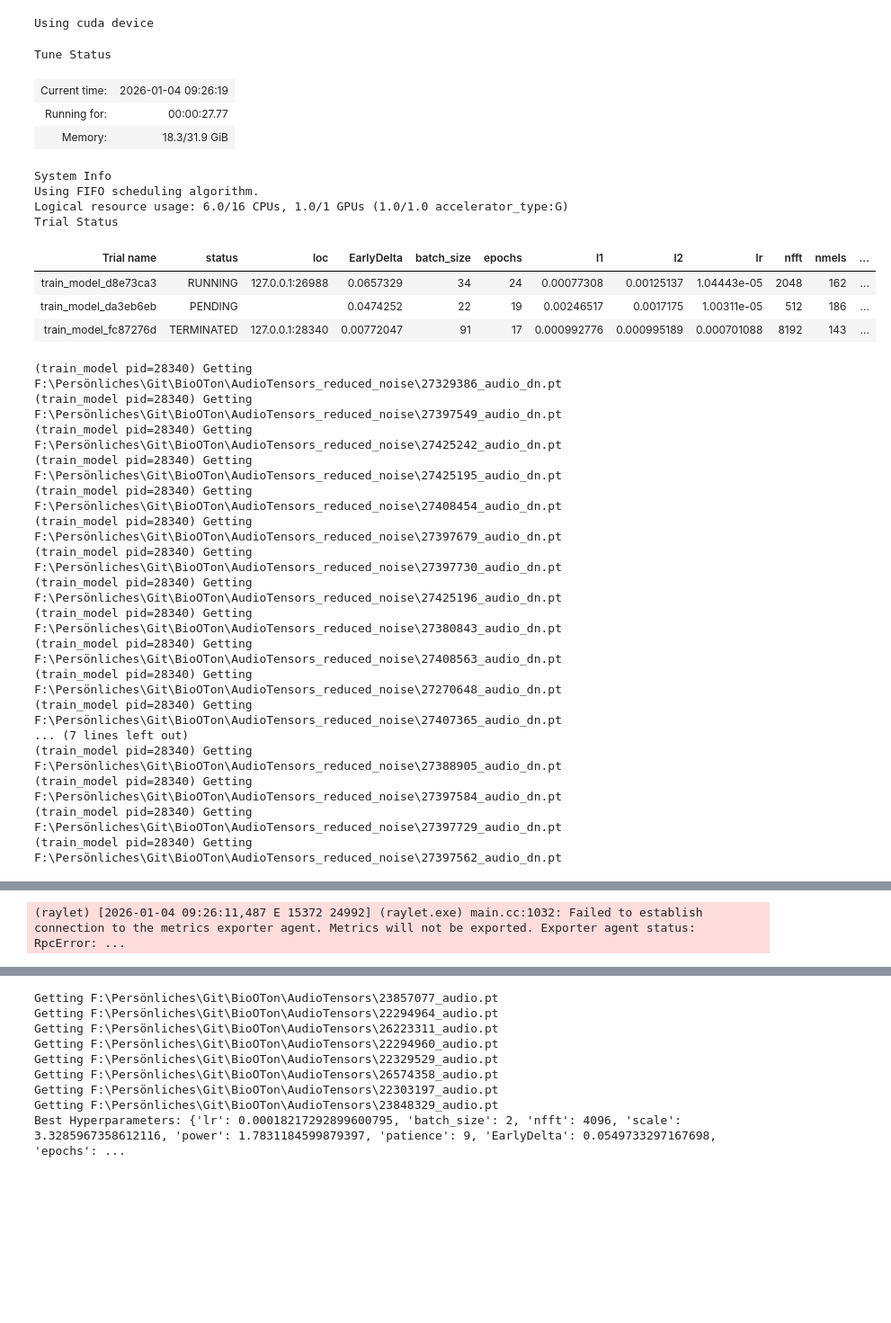
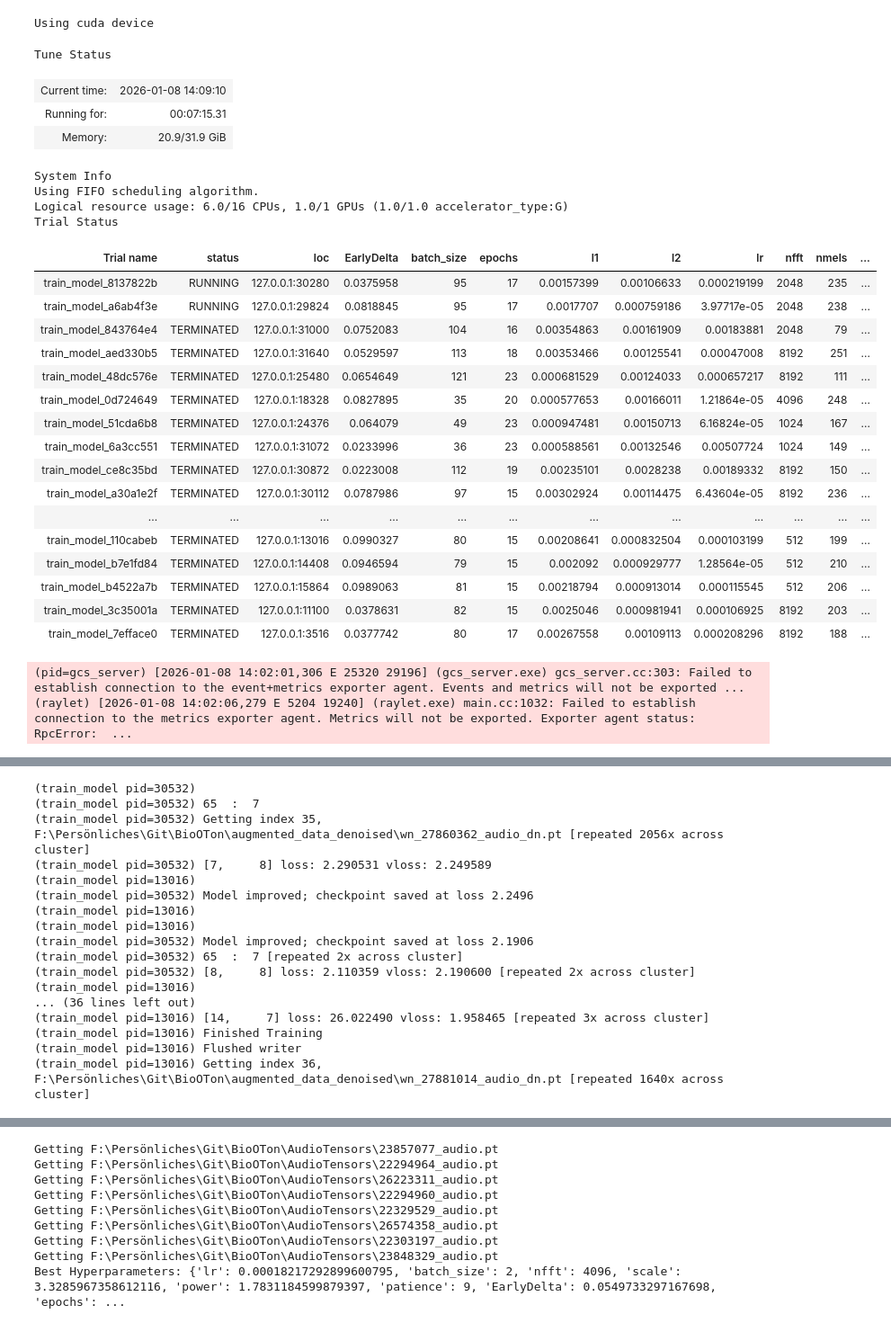
Before and after one commit to mfherrm/BioOTon, a Jupyter notebook: DL_ray_tune.ipynb, the cells around one changed output, grey strips where cells are left out. Shown at 90% size. Saved outputs shown, nothing was run; the diff lists cells and outputs as text; code cells hidden in the pictures; blank space fills up the shorter version.

```diff
--- a/DL_ray_tune.ipynb
+++ b/DL_ray_tune.ipynb
@@ -45,7 +46,8 @@ max_epochs = 25
 # Define hyperparameter search space
 config = {
     "lr": tune.loguniform(1e-5, 1e-2),          # Learning rate between 1e-5 and 1e-2
-    "batch_size": tune.lograndint(16, 128),
+    # "batch_size": tune.lograndint(8, 16), # for small batch testing
+    "batch_size": tune.lograndint(32, 128),
     "nfft" : tune.choice([512, 1024, 2048, 4096, 8192]),
     "scale" : tune.uniform(0.5, 4),
     "power" : tune.uniform(0.5, 4),
@@ -64,12 +66,19 @@ config = {
 concurrent_trials = 2
 
 # Load  dataset
-recording_path="F:\\Persönliches\\Git\\BioOTon\\AudioTensors_reduced_noise"# "F:\\Persönliches\\Git\\BioOTon\\AudioTensors"
-label_path="F:\\Persönliches\\Git\\BioOTon"
-ds = SpectroDataset(recording_path, label_path, device = 'cuda', denoised = True)
+# recording_path= "F:\\Persönliches\\Git\\BioOTon\\AudioTensors_denoised"# "F:\\Persönliches\\Git\\BioOTon\\AudioTensors_freq"# "F:\\Persönliches\\Git\\BioOTon\\AudioTensors"
+# label_path="F:\\Persönliches\\Git\\BioOTon"
+# ds = SpectroDataset(recording_path, label_path, device = 'cuda', denoised = True, filtered=False)
 
+dawn_file = "F:/Persönliches/Git/BioOTon/points_single.parquet"
+xeno_file = "F:/Persönliches/Git/BioOTon/xeno_points_single.parquet"
+augmented_file = "F:/Persönliches/Git/BioOTon/augmented_points_single.parquet"
+
+ds = CombinedSpectroDataset(dawn_file, xeno_file, augmented_file, device = device, denoised = True)
+
+# Might need to adapt train_size according to how it is calculated in the split_dataset method
 trainable_with_parameters = tune.with_parameters(
-    train_model, dataset=ds, spectro_mode = "atmfs", train_size=5000, val_size=1000
+    train_model, dataset=ds, spectro_mode = "atmfs", train_size=500, val_size=100#train_size = int(np.floor(0.7 * len(ds))), val_size = int(np.floor(0.1 * len(ds)))# train_size=500, val_size=100
 )
 
 trainable_with_resources = tune.with_resources(
@@ -86,53 +95,51 @@ hyperopt_search = HyperOptSearch(
     metric="loss",
     mode="min",  # Minimize loss
     # points_to_evaluate # Use when some good hyperparameters are known as initial values
 )
 
 asha_scheduler = ASHAScheduler(
     time_attr='training_iteration',
     metric='accuracy',
     mode='max',
     max_t=max_epochs,
     grace_period=10,
     brackets=1,
 )
 
 # Pass the search algorithm to Ray Tune
 tuner = tune.Tuner(
     trainable_with_resources,
     param_space=config,
     # tune_config=tune.TuneConfig(search_alg=hyperopt_search, num_samples=50, trial_dirname_creator=trialDir, max_concurrent_trials=2),
     tune_config=tune.TuneConfig(search_alg=optuna_search, num_samples=50, trial_dirname_creator=trialDir, max_concurrent_trials=concurrent_trials,),
     run_config=tune.RunConfig(storage_path='D:/ProgramFiles/RayResults', name="results")
 )
 tuner.fit()
 # %% [output]
 Tune Status
-| Current time: | 2026-01-04 09:26:19 |
-| Running for: | 00:00:27.77 |
-| Memory: | 18.3/31.9 GiB |
+| Current time: | 2026-01-08 14:09:10 |
+| Running for: | 00:07:15.31 |
+| Memory: | 20.9/31.9 GiB |
 System Info
 Using FIFO scheduling algorithm.
 Logical resource usage: 6.0/16 CPUs, 1.0/1 GPUs (1.0/1.0 accelerator_type:G)
 Trial Status
 | Trial name | status | loc | EarlyDelta | batch_size | epochs | l1 | l2 | lr | nfft | nmels | ... |
-| train_model_d8e73ca3 | RUNNING | 127.0.0.1:26988 | 0.0657329 | 34 | 24 | 0.00077308 | 0.00125137 | 1.04443e-05 | 2048 | 162 | ... |
-| train_model_da3eb6eb | PENDING |  | 0.0474252 | 22 | 19 | 0.00246517 | 0.0017175 | 1.00311e-05 | 512 | 186 | ... |
-| train_model_fc87276d | TERMINATED | 127.0.0.1:28340 | 0.00772047 | 91 | 17 | 0.000992776 | 0.000995189 | 0.000701088 | 8192 | 143 | ... |
+| train_model_8137822b | RUNNING | 127.0.0.1:30280 | 0.0375958 | 95 | 17 | 0.00157399 | 0.00106633 | 0.000219199 | 2048 | 235 | ... |
+| train_model_a6ab4f3e | RUNNING | 127.0.0.1:29824 | 0.0818845 | 95 | 17 | 0.0017707 | 0.000759186 | 3.97717e-05 | 2048 | 238 | ... |
+| train_model_843764e4 | TERMINATED | 127.0.0.1:31000 | 0.0752083 | 104 | 16 | 0.00354863 | 0.00161909 | 0.00183881 | 2048 | 79 | ... |
+| train_model_aed330b5 | TERMINATED | 127.0.0.1:31640 | 0.0529597 | 113 | 18 | 0.00353466 | 0.00125541 | 0.00047008 | 8192 | 251 | ... |
+| train_model_48dc576e | TERMINATED | 127.0.0.1:25480 | 0.0654649 | 121 | 23 | 0.000681529 | 0.00124033 | 0.000657217 | 8192 | 111 | ... |
+| train_model_0d724649 | TERMINATED | 127.0.0.1:18328 | 0.0827895 | 35 | 20 | 0.000577653 | 0.00166011 | 1.21864e-05 | 4096 | 248 | ... |
+| train_model_51cda6b8 | TERMINATED | 127.0.0.1:24376 | 0.064079 | 49 | 23 | 0.000947481 | 0.00150713 | 6.16824e-05 | 1024 | 167 | ... |
+| train_model_6a3cc551 | TERMINATED | 127.0.0.1:31072 | 0.0233996 | 36 | 23 | 0.000588561 | 0.00132546 | 0.00507724 | 1024 | 149 | ... |
+| train_model_ce8c35bd | TERMINATED | 127.0.0.1:30872 | 0.0223008 | 112 | 19 | 0.00235101 | 0.0028238 | 0.00189332 | 8192 | 150 | ... |
+| train_model_a30a1e2f | TERMINATED | 127.0.0.1:30112 | 0.0787986 | 97 | 15 | 0.00302924 | 0.00114475 | 6.43604e-05 | 8192 | 236 | ... |
+| ... | ... | ... | ... | ... | ... | ... | ... | ... | ... | ... | ... |
+| train_model_110cabeb | TERMINATED | 127.0.0.1:13016 | 0.0990327 | 80 | 15 | 0.00208641 | 0.000832504 | 0.000103199 | 512 | 199 | ... |
+| train_model_b7e1fd84 | TERMINATED | 127.0.0.1:14408 | 0.0946594 | 79 | 15 | 0.002092 | 0.000929777 | 1.28564e-05 | 512 | 210 | ... |
+| train_model_b4522a7b | TERMINATED | 127.0.0.1:15864 | 0.0989063 | 81 | 15 | 0.00218794 | 0.000913014 | 0.000115545 | 512 | 206 | ... |
+| train_model_3c35001a | TERMINATED | 127.0.0.1:11100 | 0.0378631 | 82 | 15 | 0.0025046 | 0.000981941 | 0.000106925 | 8192 | 203 | ... |
+| train_model_7efface0 | TERMINATED | 127.0.0.1:3516 | 0.0377742 | 80 | 17 | 0.00267558 | 0.00109113 | 0.000208296 | 8192 | 188 | ... |
-(train_model pid=28340) Getting F:\Persönliches\Git\BioOTon\AudioTensors_reduced_noise\27329386_audio_dn.pt
-(train_model pid=28340) Getting F:\Persönliches\Git\BioOTon\AudioTensors_reduced_noise\27397549_audio_dn.pt
-(train_model pid=28340) Getting F:\Persönliches\Git\BioOTon\AudioTensors_reduced_noise\27425242_audio_dn.pt
-(train_model pid=28340) Getting F:\Persönliches\Git\BioOTon\AudioTensors_reduced_noise\27425195_audio_dn.pt
-(train_model pid=28340) Getting F:\Persönliches\Git\BioOTon\AudioTensors_reduced_noise\27408454_audio_dn.pt
-(train_model pid=28340) Getting F:\Persönliches\Git\BioOTon\AudioTensors_reduced_noise\27397679_audio_dn.pt
-(train_model pid=28340) Getting F:\Persönliches\Git\BioOTon\AudioTensors_reduced_noise\27397730_audio_dn.pt
-(train_model pid=28340) Getting F:\Persönliches\Git\BioOTon\AudioTensors_reduced_noise\27425196_audio_dn.pt
-(train_model pid=28340) Getting F:\Persönliches\Git\BioOTon\AudioTensors_reduced_noise\27380843_audio_dn.pt
-(train_model pid=28340) Getting F:\Persönliches\Git\BioOTon\AudioTensors_reduced_noise\27408563_audio_dn.pt
-(train_model pid=28340) Getting F:\Persönliches\Git\BioOTon\AudioTensors_reduced_noise\27270648_audio_dn.pt
-(train_model pid=28340) Getting F:\Persönliches\Git\BioOTon\AudioTensors_reduced_noise\27407365_audio_dn.pt
-... (7 lines left out)
-(train_model pid=28340) Getting F:\Persönliches\Git\BioOTon\AudioTensors_reduced_noise\27388905_audio_dn.pt
-(train_model pid=28340) Getting F:\Persönliches\Git\BioOTon\AudioTensors_reduced_noise\27397584_audio_dn.pt
-(train_model pid=28340) Getting F:\Persönliches\Git\BioOTon\AudioTensors_reduced_noise\27397729_audio_dn.pt
-(train_model pid=28340) Getting F:\Persönliches\Git\BioOTon\AudioTensors_reduced_noise\27397562_audio_dn.pt
+(pid=gcs_server) [2026-01-08 14:02:01,306 E 25320 29196] (gcs_server.exe) gcs_server.cc:303: Failed to establish connection to the event+metrics exporter agent. Events and metrics will not be exported ...
+(raylet) [2026-01-08 14:02:06,279 E 5204 19240] (raylet.exe) main.cc:1032: Failed to establish connection to the metrics exporter agent. Metrics will not be exported. Exporter agent status: RpcError:  ...
@@ -157 +164,17 @@ Trial Status
-(raylet) [2026-01-04 09:26:11,487 E 15372 24992] (raylet.exe) main.cc:1032: Failed to establish connection to the metrics exporter agent. Metrics will not be exported. Exporter agent status: RpcError: ...
+(train_model pid=30532)
+(train_model pid=30532) 65  :  7
+(train_model pid=30532) Getting index 35, F:\Persönliches\Git\BioOTon\augmented_data_denoised\wn_27860362_audio_dn.pt [repeated 2056x across cluster]
+(train_model pid=30532) [7,     8] loss: 2.290531 vloss: 2.249589
+(train_model pid=13016)
+(train_model pid=30532) Model improved; checkpoint saved at loss 2.2496
+(train_model pid=13016)
+(train_model pid=13016)
+(train_model pid=30532) Model improved; checkpoint saved at loss 2.1906
+(train_model pid=30532) 65  :  7 [repeated 2x across cluster]
+(train_model pid=30532) [8,     8] loss: 2.110359 vloss: 2.190600 [repeated 2x across cluster]
+(train_model pid=13016)
+... (36 lines left out)
+(train_model pid=13016) [14,     7] loss: 26.022490 vloss: 1.958465 [repeated 3x across cluster]
+(train_model pid=13016) Finished Training
+(train_model pid=13016) Flushed writer
+(train_model pid=13016) Getting index 36, F:\Persönliches\Git\BioOTon\augmented_data_denoised\wn_27881014_audio_dn.pt [repeated 1640x across cluster]
```
Also changed, not shown: parts of 2 cells of this notebook, 5 other files.
